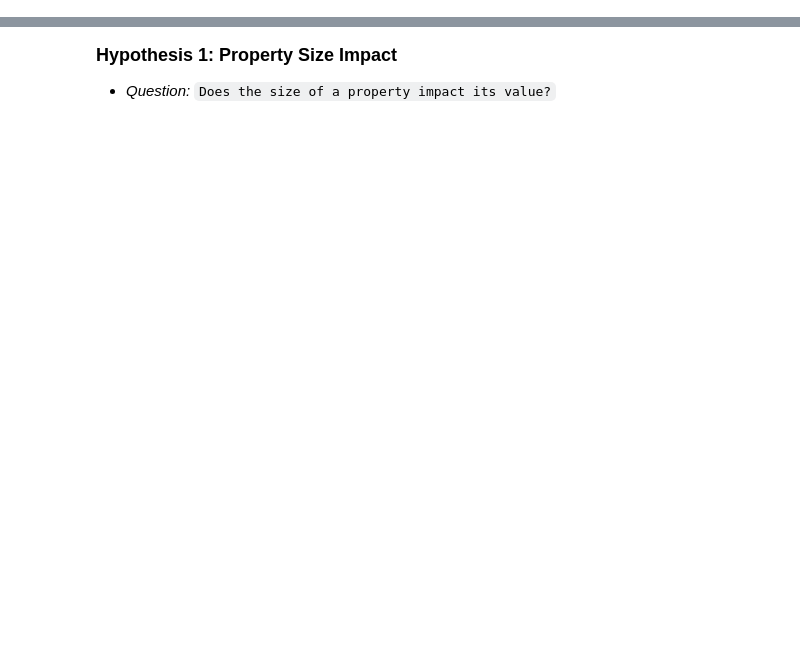
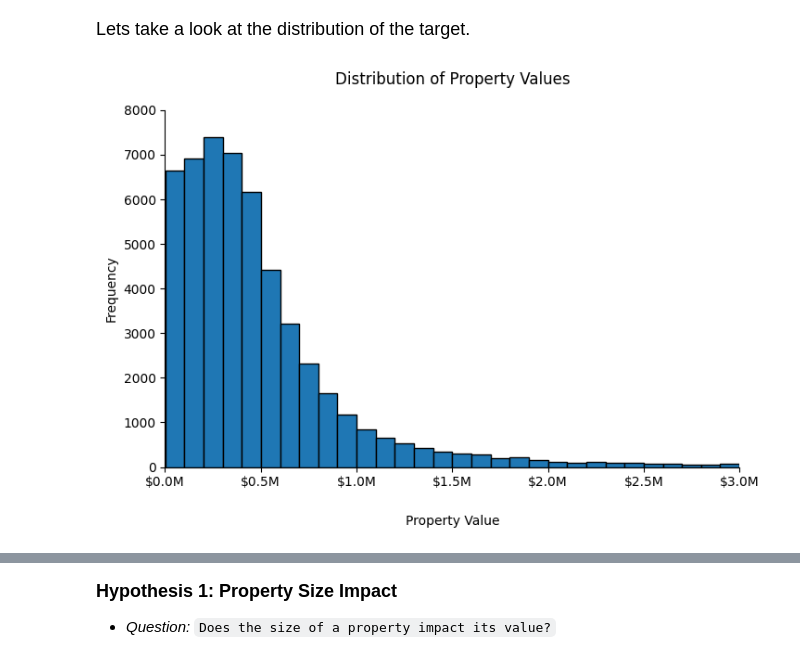
Before and after one commit to Jonathan-Garcia1/zillow_porperty_values, a Jupyter notebook: final_report_plus.ipynb, the cells around one changed output, grey strips where cells are left out. Saved outputs shown, nothing was run; the diff lists cells and outputs as text; code cells hidden in the pictures; blank space fills up the shorter version.

```diff
--- a/final_report_plus.ipynb
+++ b/final_report_plus.ipynb
@@ -102,0 +128,7 @@ from model_plus import split_train_val_test, scale_train_val_test, data_pipeline
+# %% [markdown]
+<font size="4">Lets take a look at the distribution of the target.</font><br>
+# %%
+# Display overall value distribution
+vis.plot_value_distribution(df)
+# %% [output]
+[figure, added]
```
Also changed, not shown: parts of 84 cells of this notebook, 4 other files.
